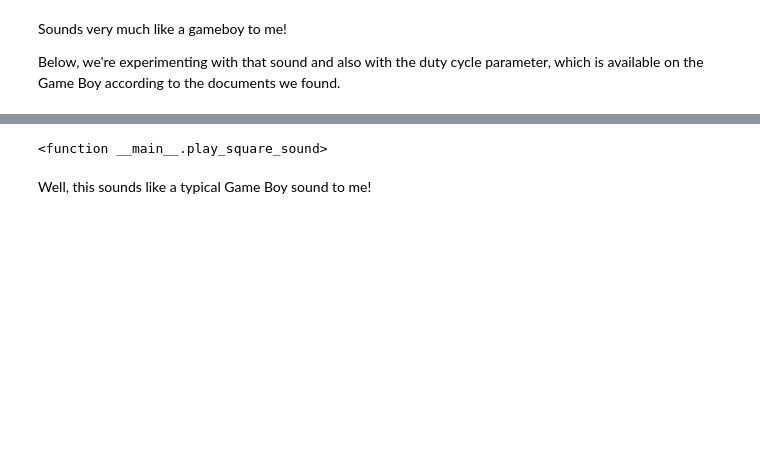
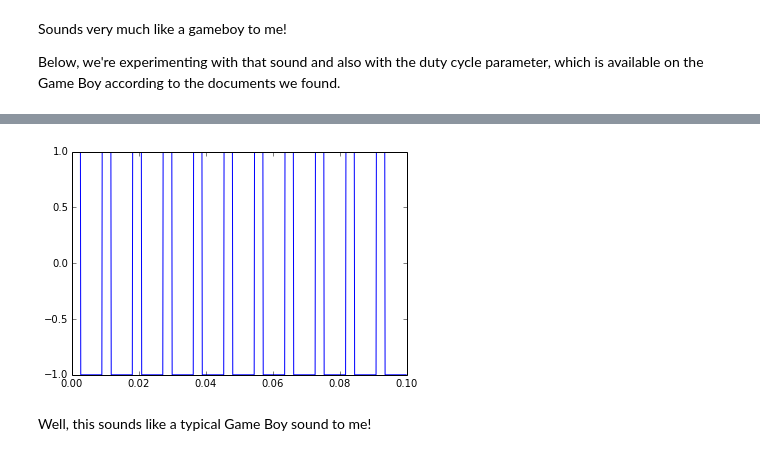
Before and after one commit to flothesof/posts, a Jupyter notebook: 20140909_GameBoySounds.ipynb, the cells around one changed output, grey strips where cells are left out. Saved outputs shown, nothing was run; the diff lists cells and outputs as text; code cells hidden in the pictures; blank space fills up the shorter version.

```diff
--- a/20140909_GameBoySounds.ipynb
+++ b/20140909_GameBoySounds.ipynb
@@ -60,17 +60,21 @@ Below, we're experimenting with that sound and also with the duty cycle paramete
 from IPython.html.widgets import interact, fixed
 from IPython.display import display
 # %%
-def play_square_sound(freq, duration, duty_cycle = 0.5, sample_freq=10.e3):
+def play_square_sound(freq, duration, duty_cycle = 0.5, sample_freq=10.e3, plot_signal=False):
     t = arange(0, duration, 1/sample_freq)
-    display(Audio(square(2 * pi * freq * t, duty=duty_cycle), rate=sample_freq))
+    s = square(2 * pi * freq * t, duty=duty_cycle)
+    if plot_signal:
+        plot(t, s)
+    display(Audio(s, rate=sample_freq))
 # %%
 interact(play_square_sound,
          freq=(10, 1000, 50),
-         duration=(0.5, 2, 0.1),
+         duration=(0.1, 0.5, 0.1),
          duty_cycle=(0.1, 0.9, 0.01),
-         sample_freq=fixed(10e3))
+         sample_freq=fixed(10e3),
+         plot_signal=fixed(True))
 # %% [output]
 [interactive output not drawn]
-<function __main__.play_square_sound>
+[figure, added]
 # %% [markdown]
 Well, this sounds like a typical Game Boy sound to me!
```
Also changed, not shown: parts of 4 cells of this notebook, 1 other file.
